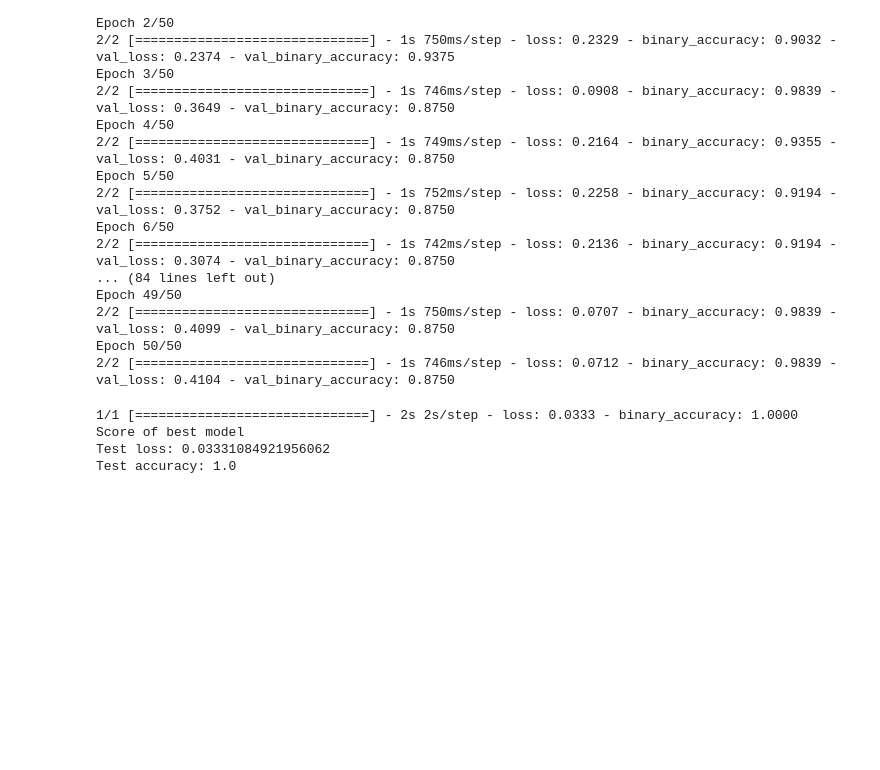
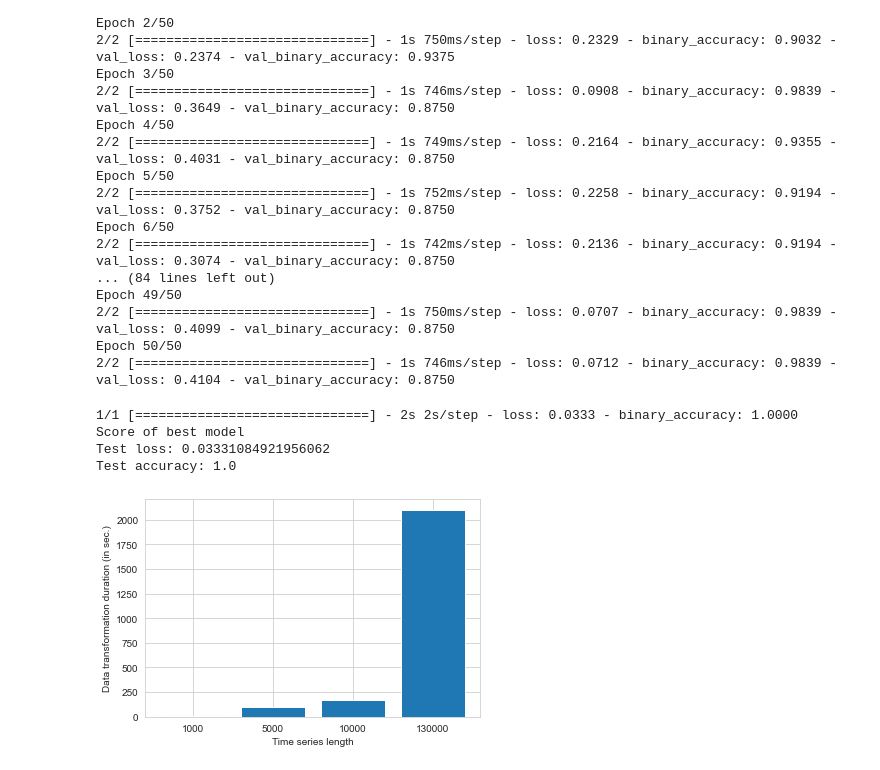
Before and after one commit to shamilnabiyev/automl-time-series, a Jupyter notebook: notebooks/mafaulda-model-training.ipynb, the cells around one changed output. Saved outputs shown, nothing was run; the diff lists cells and outputs as text; code cells hidden in the pictures; blank space fills up the shorter version.

Commit message:
Added plots for the performance measurement of MiniRocket

```diff
--- a/notebooks/mafaulda-model-training.ipynb
+++ b/notebooks/mafaulda-model-training.ipynb
@@ -495,3 +495,13 @@ print('Test accuracy:', score_test[1])
 Score of best model
 Test loss: 0.03331084921956062
 Test accuracy: 1.0
+# %%
+ts_length = [1000, 5000, 10000, 130000]
+transformation_duration = [13, 99, 170, 2100]
+
+plt.bar([str(x) for x in ts_length], transformation_duration)
+plt.xlabel("Time series length")
+plt.ylabel("Data transformation duration (in sec.)")
+plt.show()
+# %% [output]
+[figure, added]
```
Also changed, not shown: parts of 1 cell of this notebook.
